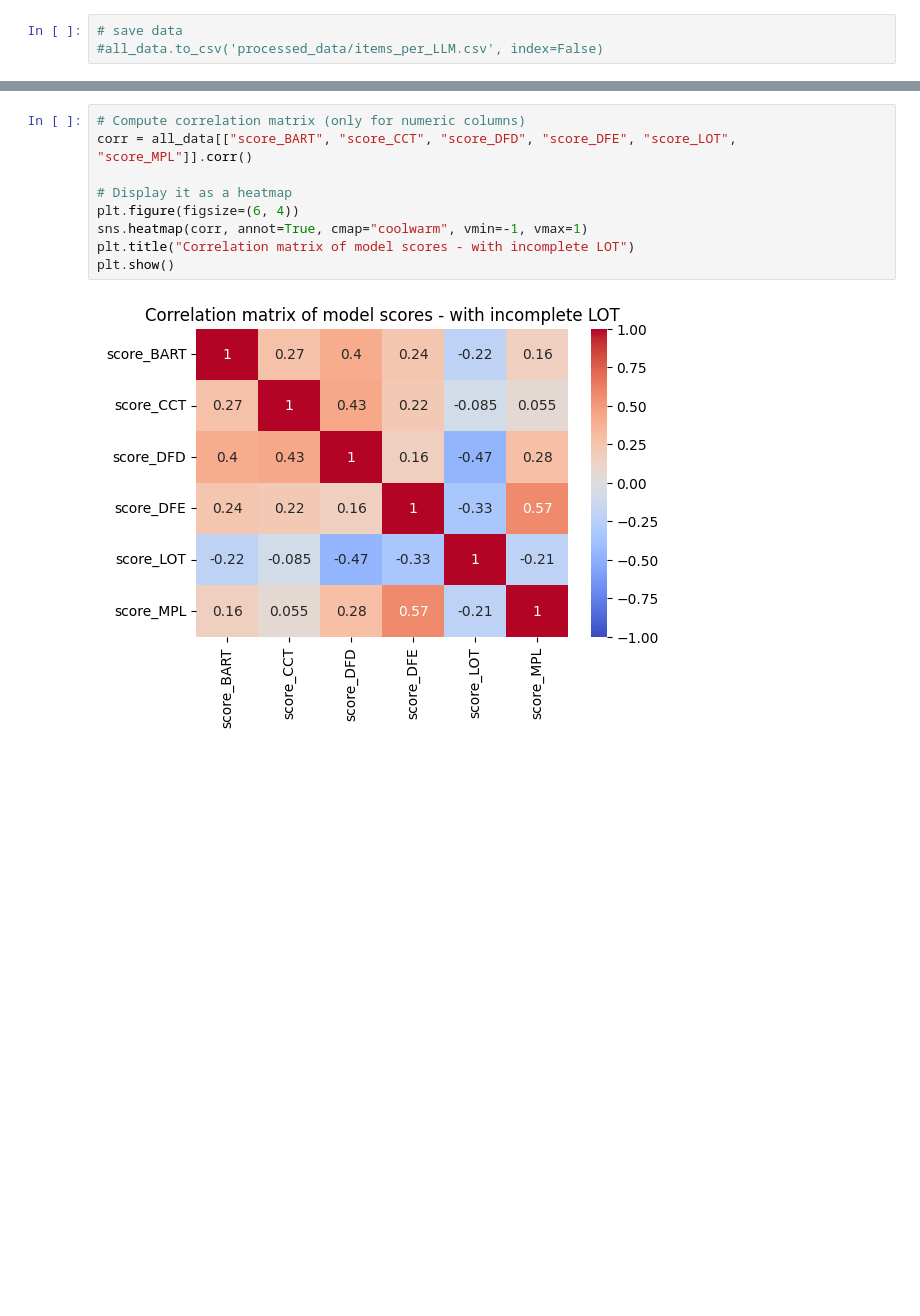
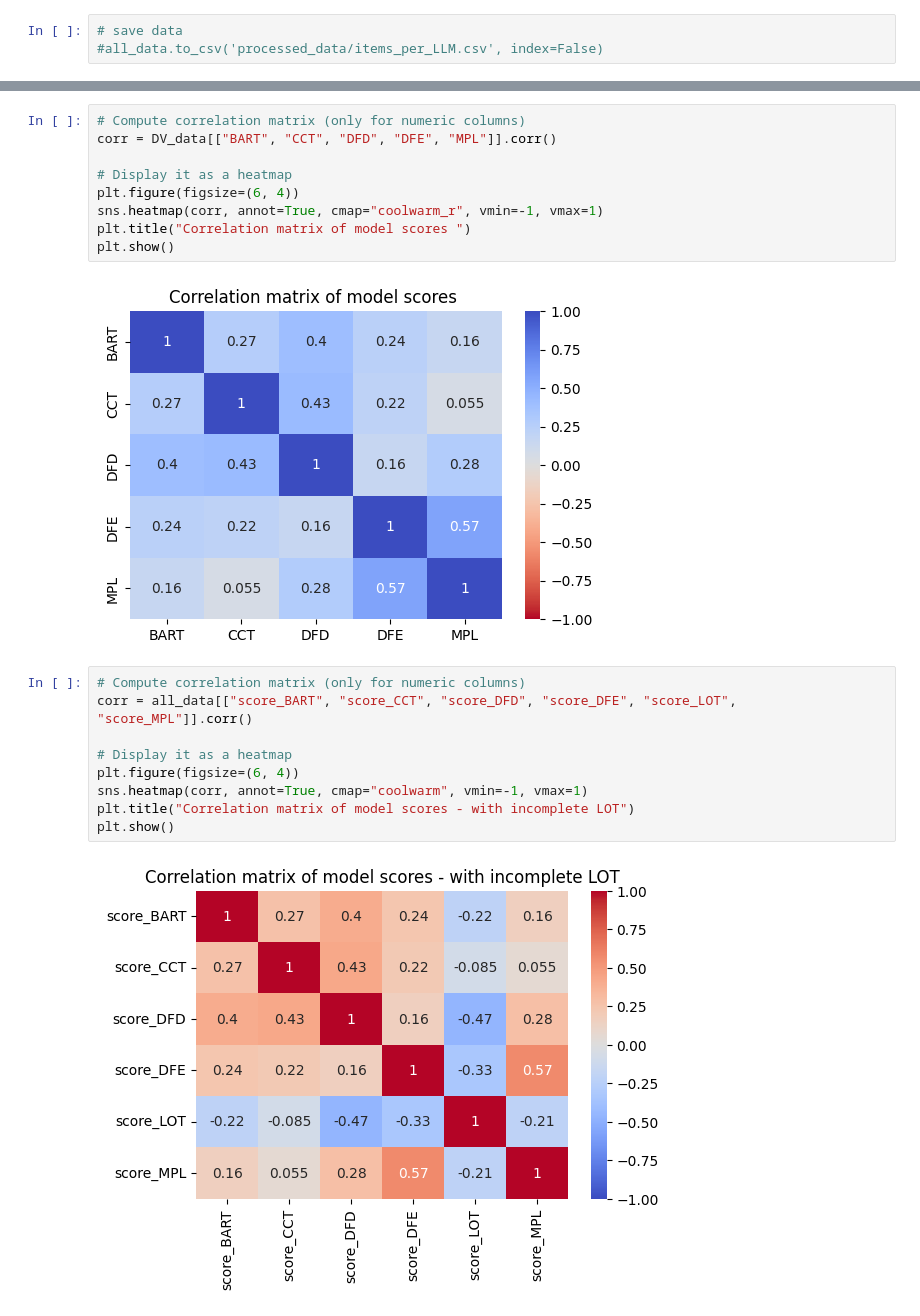
Before and after one commit to jelenameyer/GenInLLM, a Jupyter notebook: data_analysis/data_wrangling_DVlevel.ipynb, the cells around one changed output, grey strips where cells are left out. Saved outputs shown, nothing was run; the diff lists cells and outputs as text; blank space fills up the shorter version.

```diff
--- a/data_analysis/data_wrangling_DVlevel.ipynb
+++ b/data_analysis/data_wrangling_DVlevel.ipynb
@@ -871,3 +895,14 @@ plt.show()
+# %%
+# Compute correlation matrix (only for numeric columns)
+corr = DV_data[["BART", "CCT", "DFD", "DFE", "MPL"]].corr()
+
+# Display it as a heatmap
+plt.figure(figsize=(6, 4))
+sns.heatmap(corr, annot=True, cmap="coolwarm_r", vmin=-1, vmax=1)
+plt.title("Correlation matrix of model scores ")
+plt.show()
+# %% [output]
+[figure, added]
 # %%
 # Compute correlation matrix (only for numeric columns)
 corr = all_data[["score_BART", "score_CCT", "score_DFD", "score_DFE", "score_LOT", "score_MPL"]].corr()
```
Also changed, not shown: parts of 9 cells of this notebook, 1 other file.
